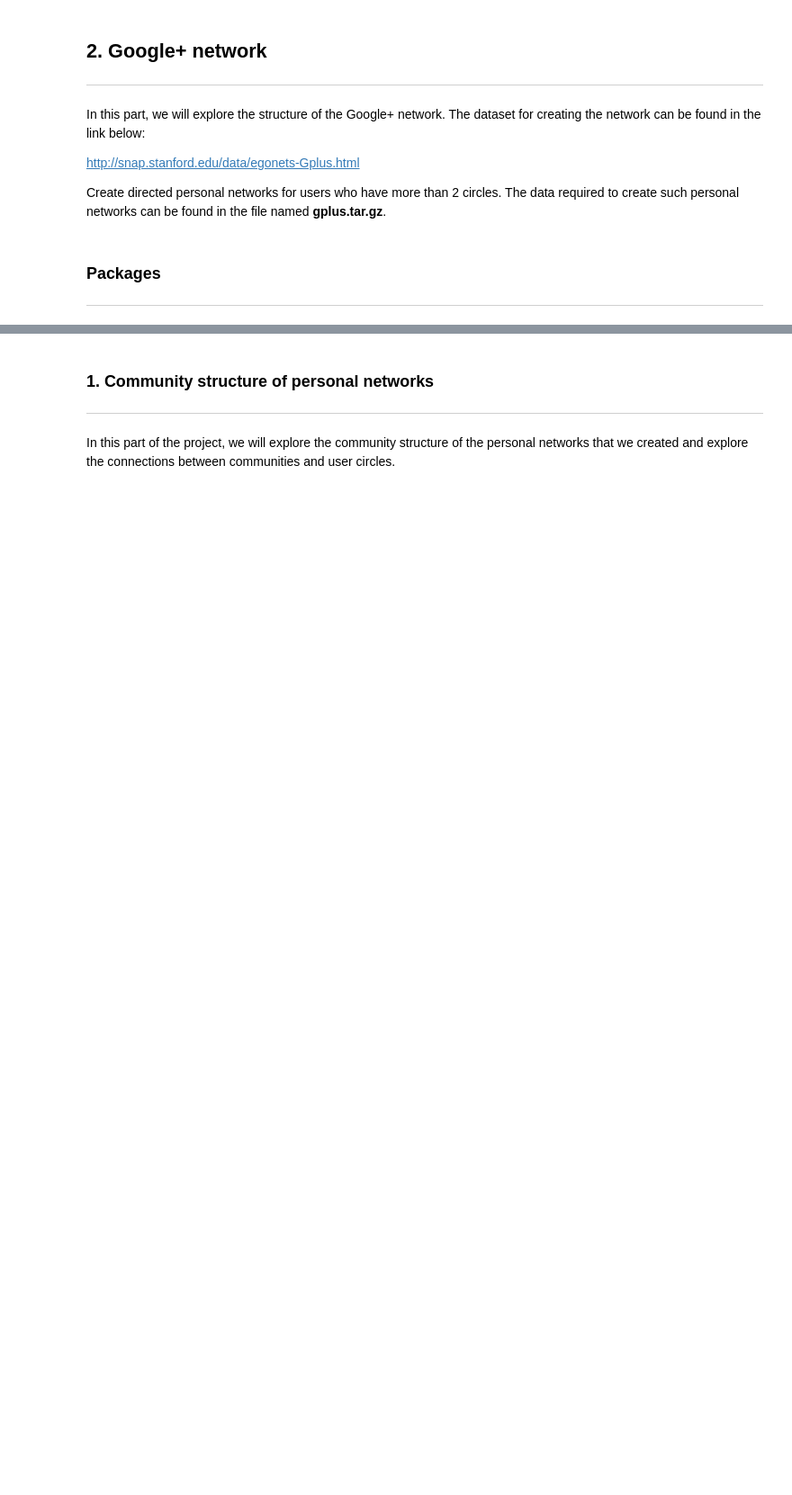
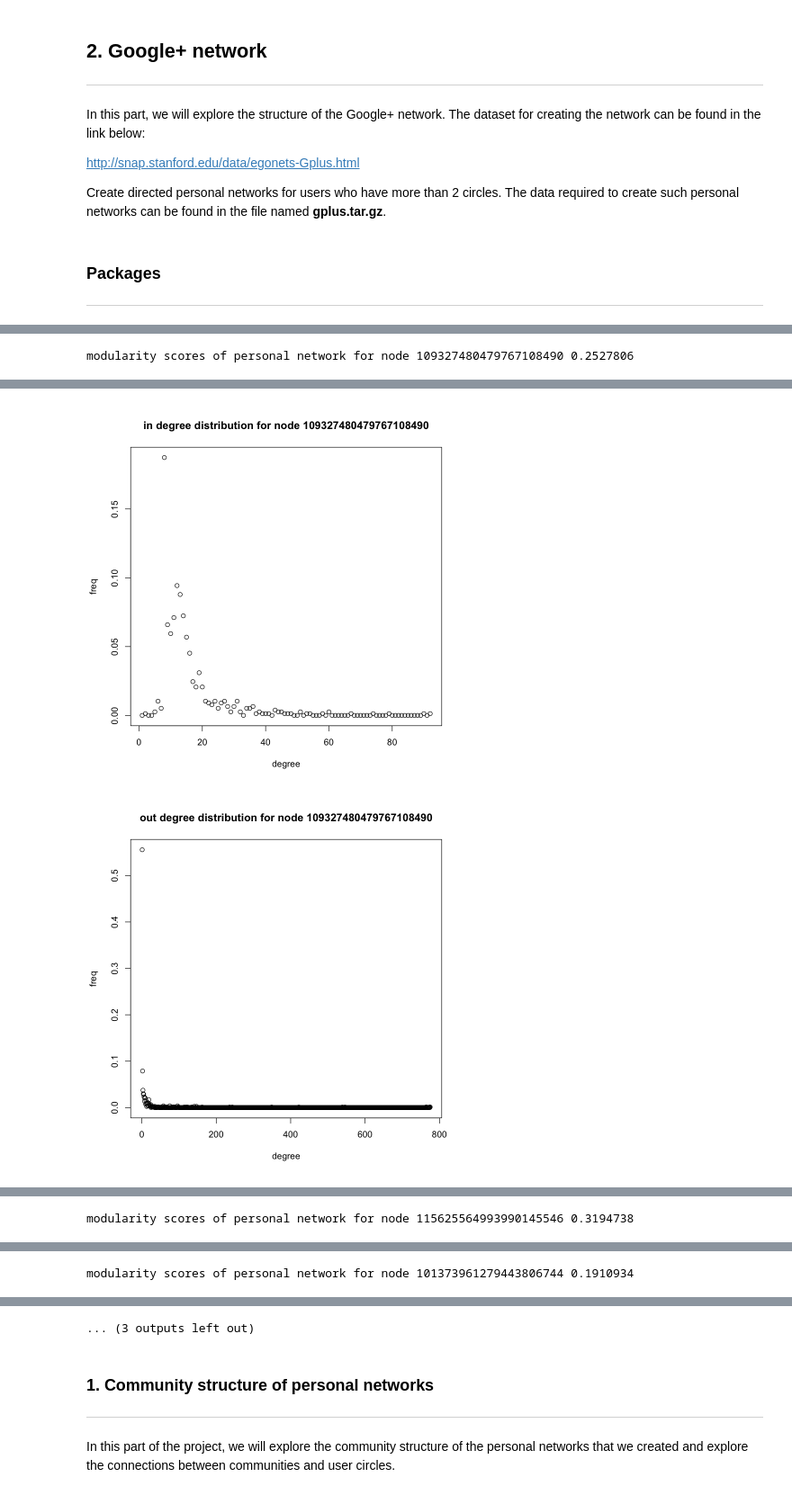
Before and after one commit to kchuang625/ucla-ece-232e-spring-2023-hw, a Jupyter notebook: project2/part2_705668757_905847065_105945588.ipynb, the cells around one changed output, grey strips where cells are left out. Shown at 90% size. Drawn from its saved outputs; the diff is of its cells as text; code cells hidden in the pictures; blank space fills up the shorter version.

```diff
--- a/project2/part2_705668757_905847065_105945588.ipynb
+++ b/project2/part2_705668757_905847065_105945588.ipynb
@@ -28,0 +54,15 @@ library(igraph)
+# %%
+#original
+getel <- function(g,node){
+    v = V(g)$name
+    elist = c()
+    for (i in 1 : (2*length(v))){
+        if ( i%%2 == 0 ){
+            elist[[i]] = v[[as.numeric(i/2)]]
+        }else{
+            elist[[i]] = node
+        }
+    }
+    return(unlist(elist))
+
+}
@@ -34,0 +86,34 @@ library(igraph)
+# %%
+Node_idS = c("109327480479767108490", "115625564993990145546", "101373961279443806744")
+for (i in 1:length(Node_idS)) {
+  g = read_graph(paste("gplus/",Node_idS[i],'.edges',sep=""),format="ncol",directed=TRUE)
+  g = g+ vertex(Node_idS[i])
+
+  g = add_edges(g, getel(g,Node_idS[i]))
+
+  d_in<-degree.distribution(g,mode="in")
+  d_out<-degree.distribution(g,mode="out")
+  plot(d_in,xlab="degree",ylab="freq",main=paste("in degree distribution for node ", Node_idS[i], sep=""))
+
+  setEPS()
+  postscript(paste("in_",i,'.eps',sep=""))
+  plot(d_in,xlab="degree",ylab="freq",main=paste("in degree distribution for node ", Node_idS[i], sep=""))
+  dev.off()
+
+  plot(d_out,xlab="degree",ylab="freq",main=paste("out degree distribution for node ", Node_idS[i], sep=""))
+  setEPS()
+  postscript(paste("out_",i,'.eps',sep=""))
+  plot(d_out,xlab="degree",ylab="freq",main=paste("out degree distribution for node ", Node_idS[i], sep=""))
+  dev.off()
+
+  walktrap_comm= walktrap.community(g)
+  cat(paste("modularity scores of personal network for node ", Node_idS[i], sep=""), modularity(walktrap_comm),"\n")
+
+  setEPS()
+  postscript(paste("com_",i,'.eps',sep=""))
+  plot(walktrap_comm,g, vertex.label=NA, vertex.size=5, edge.lty=0, edge.lable=NA, edge.arrow.mode = 0, main =paste("Walktrap communities of node ", Node_idS[i], sep=""))
+  dev.off()
+  plot(walktrap_comm,g, vertex.label=NA, vertex.size=5, edge.lty=0, edge.lable=NA, edge.arrow.mode = 0, main =paste("Walktrap communities of node ", Node_idS[i], sep=""))
+  }
+# %% [output]
+modularity scores of personal network for node 109327480479767108490 0.2527806
@@ -34,0 +122,2 @@ library(igraph)
+[figure, added]
+[figure, added]
@@ -34,0 +125 @@ library(igraph)
+modularity scores of personal network for node 115625564993990145546 0.3194738
@@ -34,0 +131 @@ library(igraph)
+modularity scores of personal network for node 101373961279443806744 0.1910934
@@ -35,3 +134,4 @@ library(igraph)
+... (3 outputs left out)
 # %% [markdown]
 ### 1. Community structure of personal networks
 ***
```
Also changed, not shown: parts of 15 cells of this notebook.
